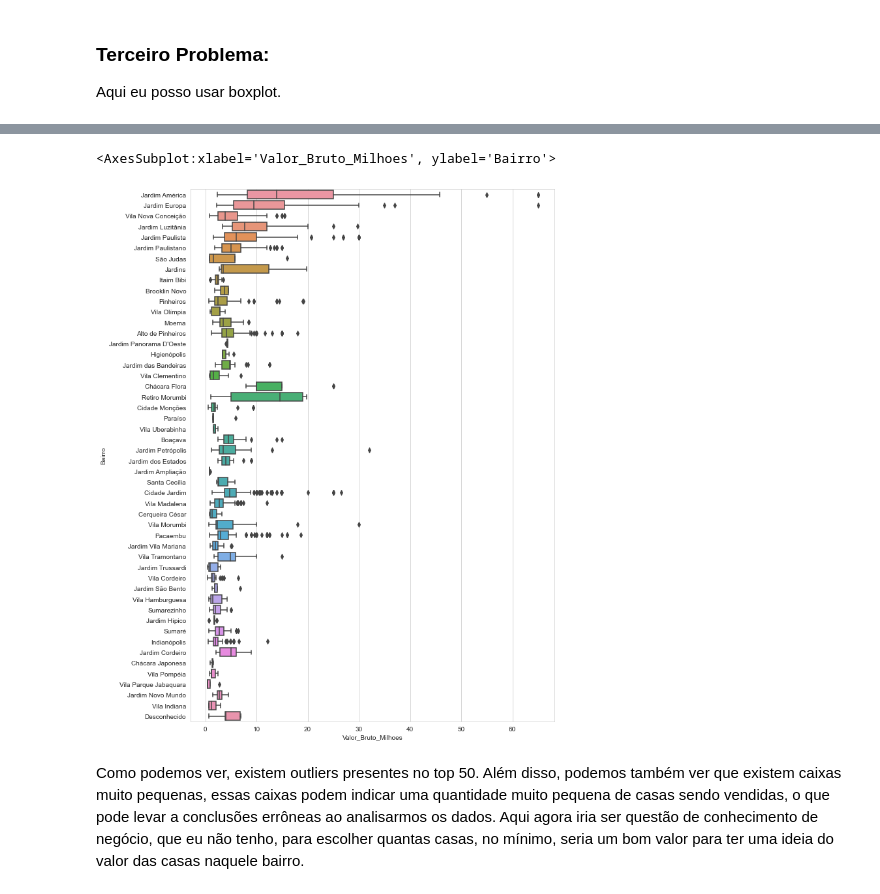
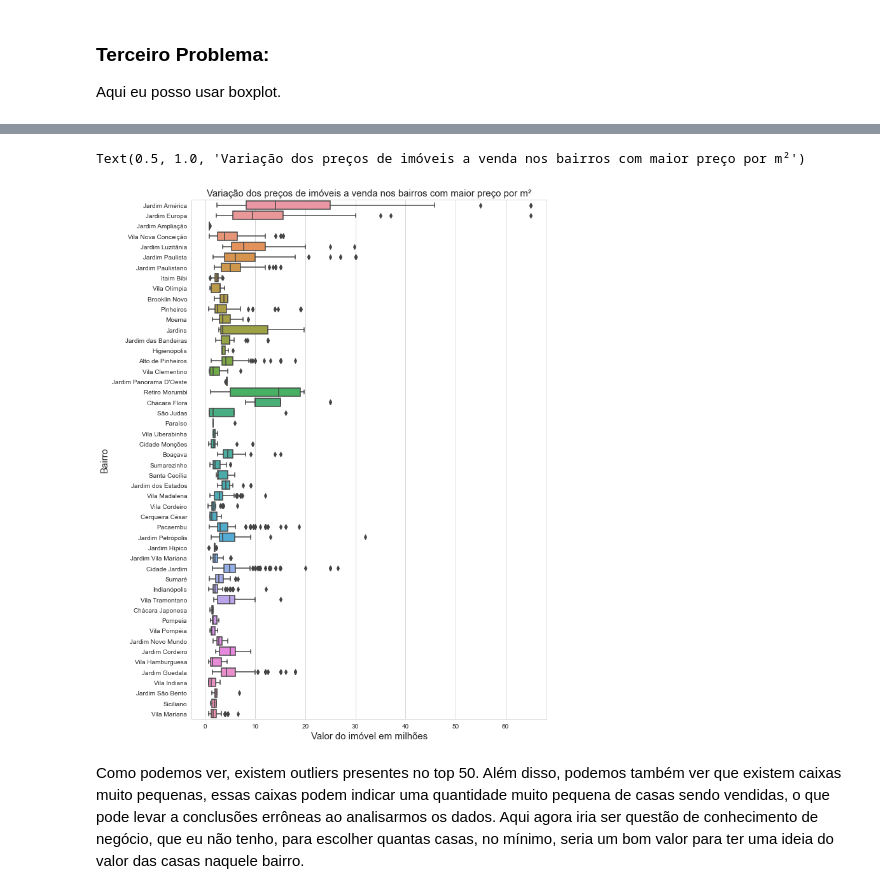
Before and after one commit to GabrielJDN/Imer_Dados_Alura, a Jupyter notebook: Aula_Dois.ipynb, the cells around one changed output, grey strips where cells are left out. Drawn from its saved outputs; the diff is of its cells as text; code cells hidden in the pictures.

```diff
--- a/Aula_Dois.ipynb
+++ b/Aula_Dois.ipynb
@@ -191,0 +174,12 @@ DF_copia2.sort_values(by="Valor_M2", ascending=False).head(10)
+# %%
+#Faço um histograma para obter os valores:
+
+fonte = {"size": 15}
+sns.set_style("whitegrid")
+plt.figure(figsize=(10,8))
+sns.histplot(data = DF_copia2, x="Valor_M2",kde=True,bins=50)
+plt.xlabel("Preço por m²",fontdict=fonte)
+plt.xlim((0,40000))
+plt.ylabel("Número de imóveis",fontdict=fonte)
+plt.title("Preço dos imóveis por metro quadrado em SP", fontdict=fonte)
+plt.show()
@@ -192,4 +188,13 @@ DF_copia2.sort_values(by="Valor_M2", ascending=False).head(10)
 # %%
+#Crio um terceiro plot, agora irei fazer uma divisão de m² por bairro de SP.
+DF_copia3 = DF_copia2.copy()
+
+#Como o DF_copia2 já contém o valor por metro quadrado, pegarei a média por bairro!
+DF_copia3 = DF_copia3.groupby(["Bairro"]).mean()
+
+#Faço um sorting nos valores para ver o que tenho pelo top10.
+#DF_copia3.sort_values(by="Valor_M2", ascending=False).head(10)
+
 #Gero uma lista com bairros que apresentam apenas uma única casa a venda.
 listaBairrosRuins = []
 for i in DF_copia.groupby(["Bairro"]).count()["Metragem"].index:
@@ -197,5 +202,5 @@ for i in DF_copia.groupby(["Bairro"]).count()["Metragem"].index:
     if val<=3:
         listaBairrosRuins.append(i)
 
-DF_copia2.drop(listaBairrosRuins, axis=0, inplace=True)
-DF_copia2
+DF_copia3.drop(listaBairrosRuins, axis=0, inplace=True)
+DF_copia3.sort_values(by="Valor_M2", ascending = False, inplace=True)
@@ -251,16 +220,16 @@ plt.show()
 <p>Aqui eu posso usar boxplot.</p>
 # %%
 #Faço uma terceira cópia do dataset para não afetar o "original";
-DF_copia3=DF_copia.copy()
+DF_copia4=DF_copia.copy()
 
 #Faço uma lista com os 5 bairros com os m² mais caros de SP;
-indiceBairros = DF_copia2.head(50).index
+indiceBairros = DF_copia3.head(50).index
 
 #Mudo o índice do dataset para que ele seja o bairro;
-DF_copia3.set_index("Bairro", inplace=True)
+DF_copia4.set_index("Bairro", inplace=True)
 
 #Utilizo da lista para localizar os 50 bairros mais caros no dataframe!
-DF_copia3.loc[indiceBairros]
+DF_copia4.loc[indiceBairros]
 # %% [output]
 |  | Rua | Cidade | Metragem | Quartos | Banheiros | Vagas | Valor | Valor_Bruto | Valor_Bruto_Milhoes |
 | Bairro |  |  |  |  |  |  |  |  |  |
@@ -279,11 +248,14 @@ DF_copia3.loc[indiceBairros]
 # %%
 #Com a lista localizada, me resta apenas fazer o boxplot!
-
+fonte = {'size':15}
 plt.figure(figsize=(10,15))
-sns.boxplot(data=DF_copia3.loc[indiceBairros]
-            ,y=DF_copia3.loc[indiceBairros].index,x="Valor_Bruto_Milhoes")
+sns.boxplot(data=DF_copia4.loc[indiceBairros]
+            ,y=DF_copia4.loc[indiceBairros].index,x="Valor_Bruto_Milhoes")
+plt.xlabel("Valor do imóvel em milhões", fontdict=fonte)
+plt.ylabel("Bairro", fontdict=fonte)
+plt.title("Variação dos preços de imóveis a venda nos bairros com maior preço por m²", fontdict=fonte)
 # %% [output]
-<AxesSubplot:xlabel='Valor_Bruto_Milhoes', ylabel='Bairro'>
+Text(0.5, 1.0, 'Variação dos preços de imóveis a venda nos bairros com maior preço por m²')
-[figure, old version]
+[figure, new version]
 # %% [markdown]
 <p>Como podemos ver, existem outliers presentes no top 50. Além disso, podemos também ver que existem caixas muito pequenas, essas caixas podem indicar uma quantidade muito pequena de casas sendo vendidas, o que pode levar a conclusões errôneas ao analisarmos os dados. Aqui agora iria ser questão de conhecimento de negócio, que eu não tenho, para escolher quantas casas, no mínimo, seria um bom valor para ter uma ideia do valor das casas naquele bairro.</p>
```
Also changed, not shown: parts of 9 cells of this notebook.
